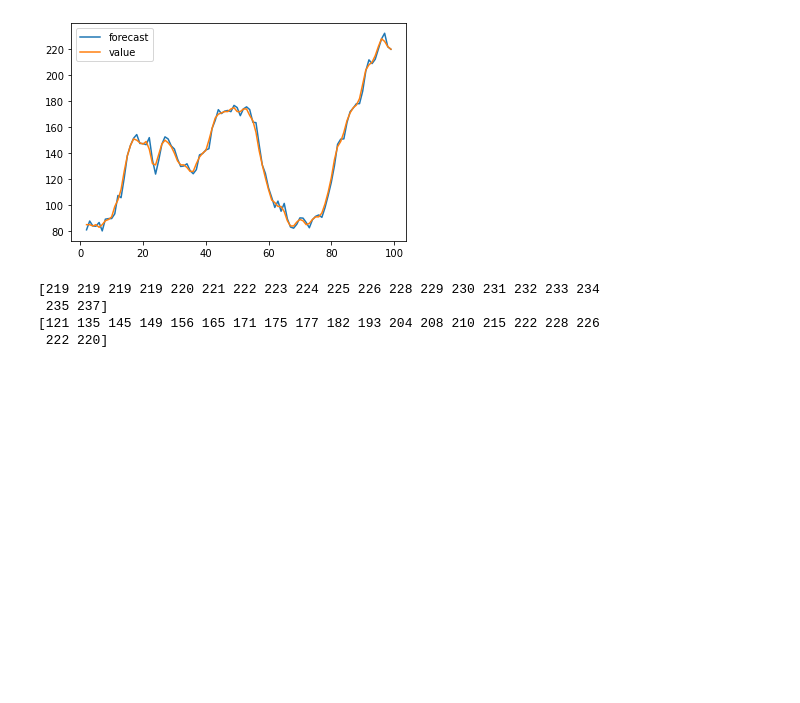
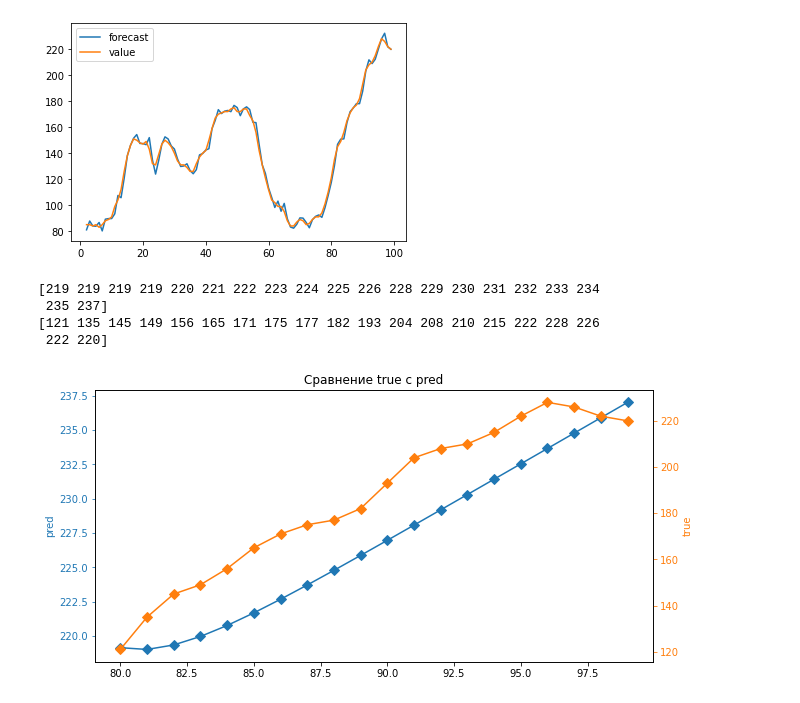
Before and after one commit to Yakushev2022/Time-series, a Jupyter notebook: Models/ARIMA/lean_ARIMA.ipynb, the cells around one changed output. Drawn from its saved outputs; the diff is of its cells as text; code cells hidden in the pictures; blank space fills up the shorter version.

```diff
--- a/Models/ARIMA/lean_ARIMA.ipynb
+++ b/Models/ARIMA/lean_ARIMA.ipynb
@@ -201,3 +201,16 @@ print(np.array(y_true))
  235 237]
 [121 135 145 149 156 165 171 175 177 182 193 204 208 210 215 222 228 226
  222 220]
+# %%
+fig, ax = plt.subplots(figsize=(10,5))
+ax=y_pred.plot(marker="D", ms=7, color='C0', label ='pred')
+ax2 = ax.twinx()
+ax2=y_true.plot( marker="D", ms=7, color='C1', label ='true')
+ax.tick_params(axis="y", colors="C0")
+ax2.tick_params(axis="y", colors="C1")
+ax.set_ylabel('pred', color="C0")
+ax2.set_ylabel('true', color="C1")
+plt.title('Сравнение true c pred')
+plt.show()
+# %% [output]
+[figure, added]
```
